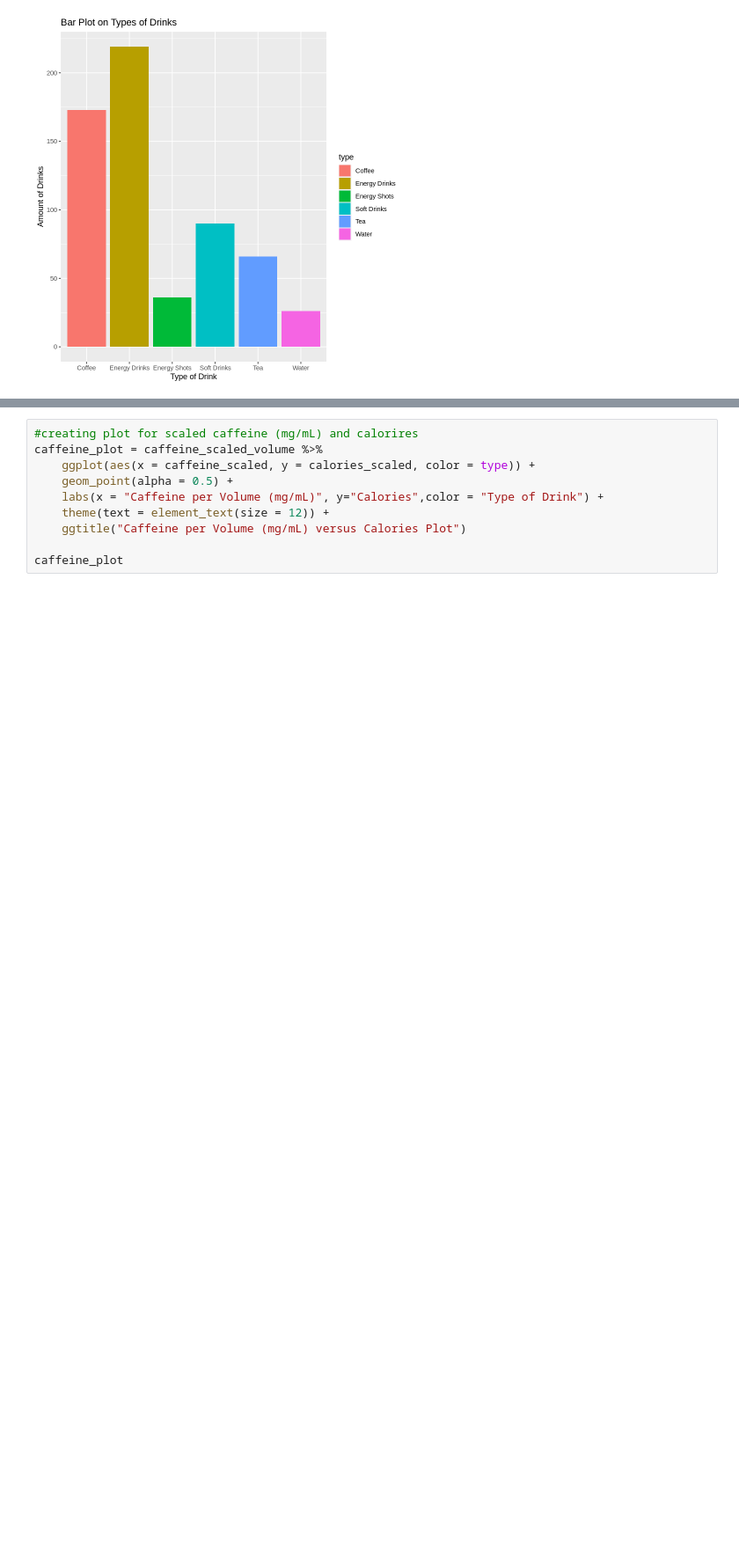
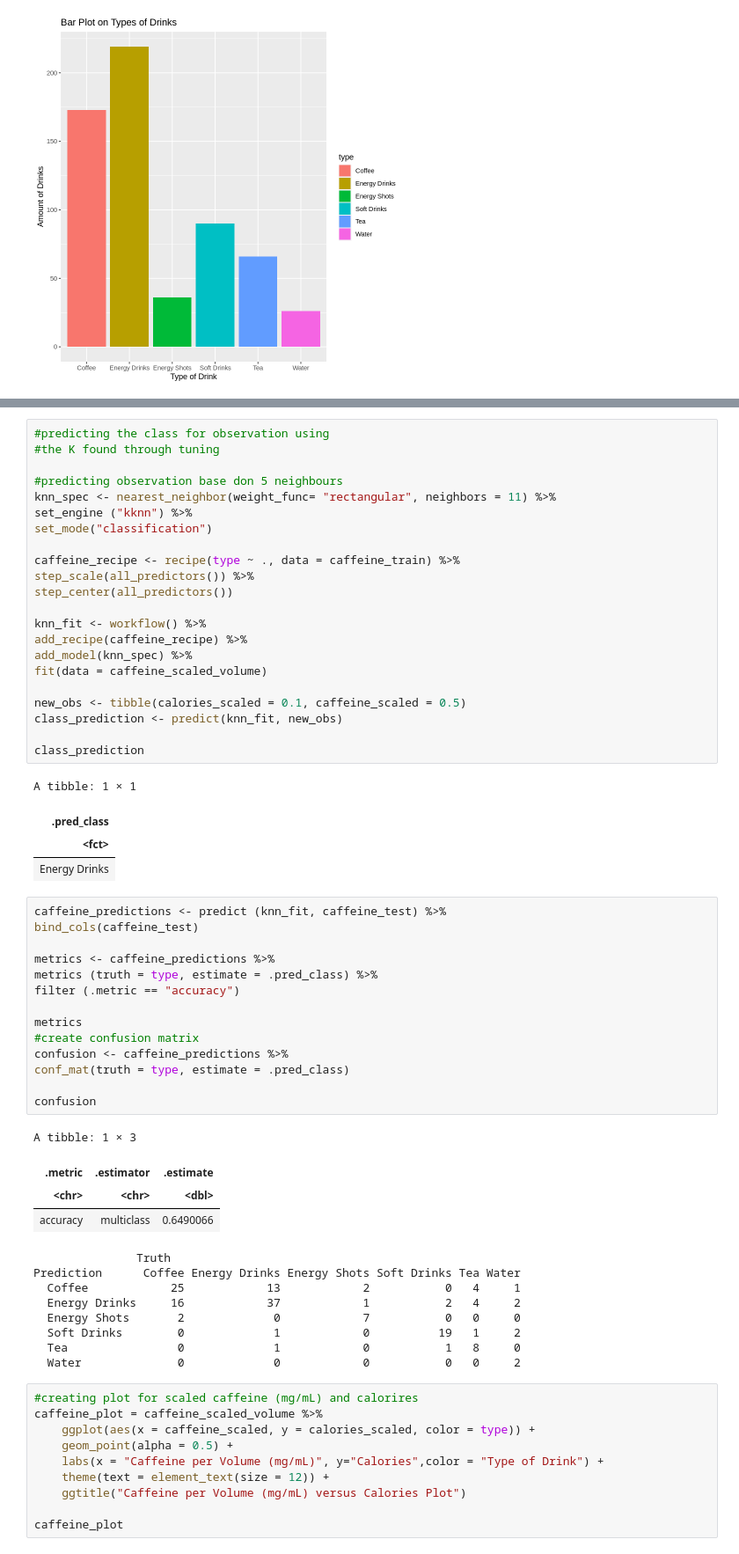
Before and after one commit to sejalvij/dsci-new-project, a Jupyter notebook: New project code.ipynb, the cells around one changed output, grey strips where cells are left out. Shown at 88% size. Drawn from its saved outputs; the diff is of its cells as text; blank space fills up the shorter version.

```diff
--- a/New project code.ipynb
+++ b/New project code.ipynb
@@ -145,3 +176,57 @@ accuracies
+# %%
+#predicting the class for observation using
+#the K found through tuning
+
+#predicting observation base don 5 neighbours
+knn_spec <- nearest_neighbor(weight_func= "rectangular", neighbors = 11) %>%
+set_engine ("kknn") %>%
+set_mode("classification")
+
+caffeine_recipe <- recipe(type ~ ., data = caffeine_train) %>%
+step_scale(all_predictors()) %>%
+step_center(all_predictors())
+
+knn_fit <- workflow() %>%
+add_recipe(caffeine_recipe) %>%
+add_model(knn_spec) %>%
+fit(data = caffeine_scaled_volume)
+
+new_obs <- tibble(calories_scaled = 0.1, caffeine_scaled = 0.5)
+class_prediction <- predict(knn_fit, new_obs)
+
+class_prediction
+# %% [output]
+A tibble: 1 × 1
+| .pred_class |
+| <fct> |
+| Energy Drinks |
+# %%
+caffeine_predictions <- predict (knn_fit, caffeine_test) %>%
+bind_cols(caffeine_test)
+
+metrics <- caffeine_predictions %>%
+metrics (truth = type, estimate = .pred_class) %>%
+filter (.metric == "accuracy")
+
+metrics
+#create confusion matrix
+confusion <- caffeine_predictions %>%
+conf_mat(truth = type, estimate = .pred_class)
+
+confusion
+# %% [output]
+A tibble: 1 × 3
+| .metric | .estimator | .estimate |
+| <chr> | <chr> | <dbl> |
+| accuracy | multiclass | 0.6490066 |
+               Truth
+Prediction      Coffee Energy Drinks Energy Shots Soft Drinks Tea Water
+  Coffee            25            13            2           0   4     1
+  Energy Drinks     16            37            1           2   4     2
+  Energy Shots       2             0            7           0   0     0
+  Soft Drinks        0             1            0          19   1     2
+  Tea                0             1            0           1   8     0
+  Water              0             0            0           0   0     2
 # %%
 #creating plot for scaled caffeine (mg/mL) and calorires
 caffeine_plot = caffeine_scaled_volume %>%
```
Also changed, not shown: parts of 2 cells of this notebook.
